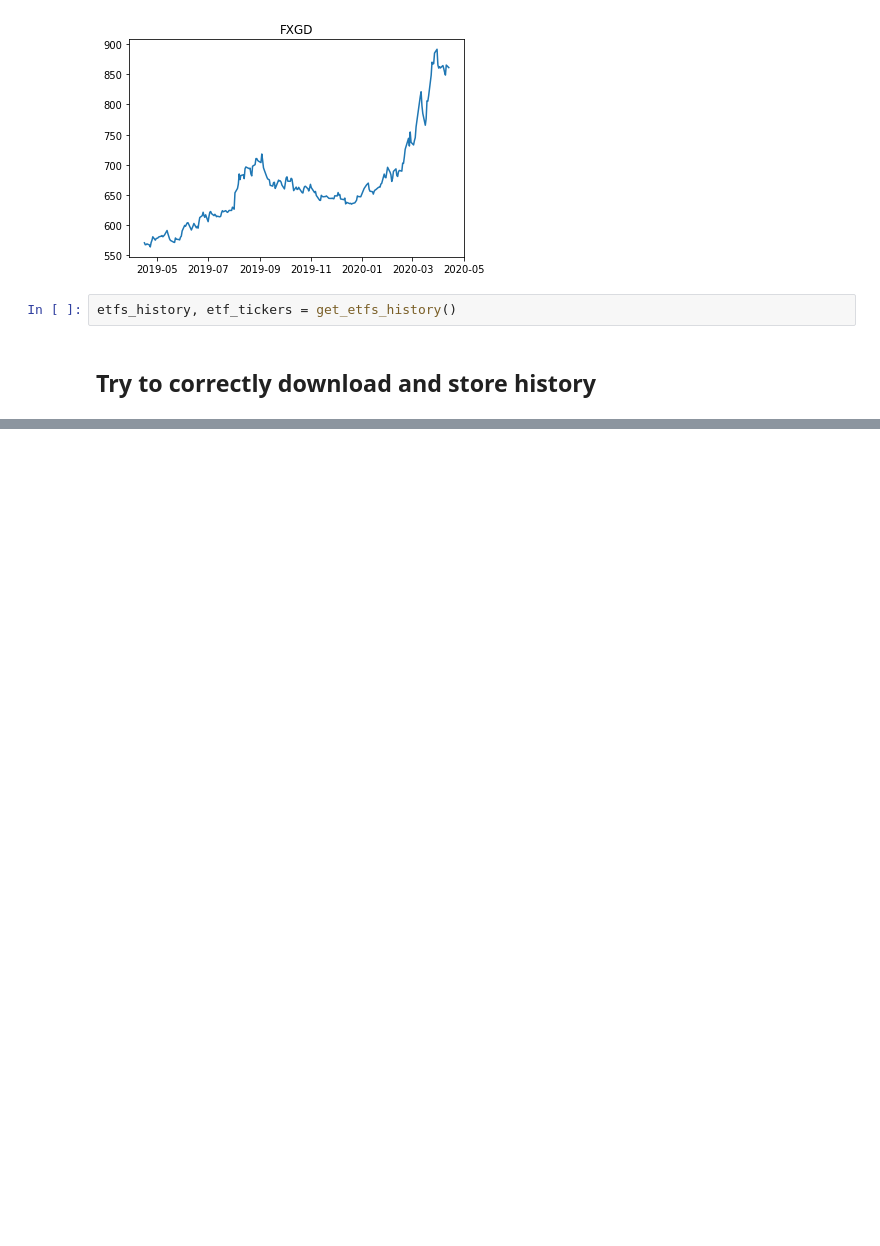
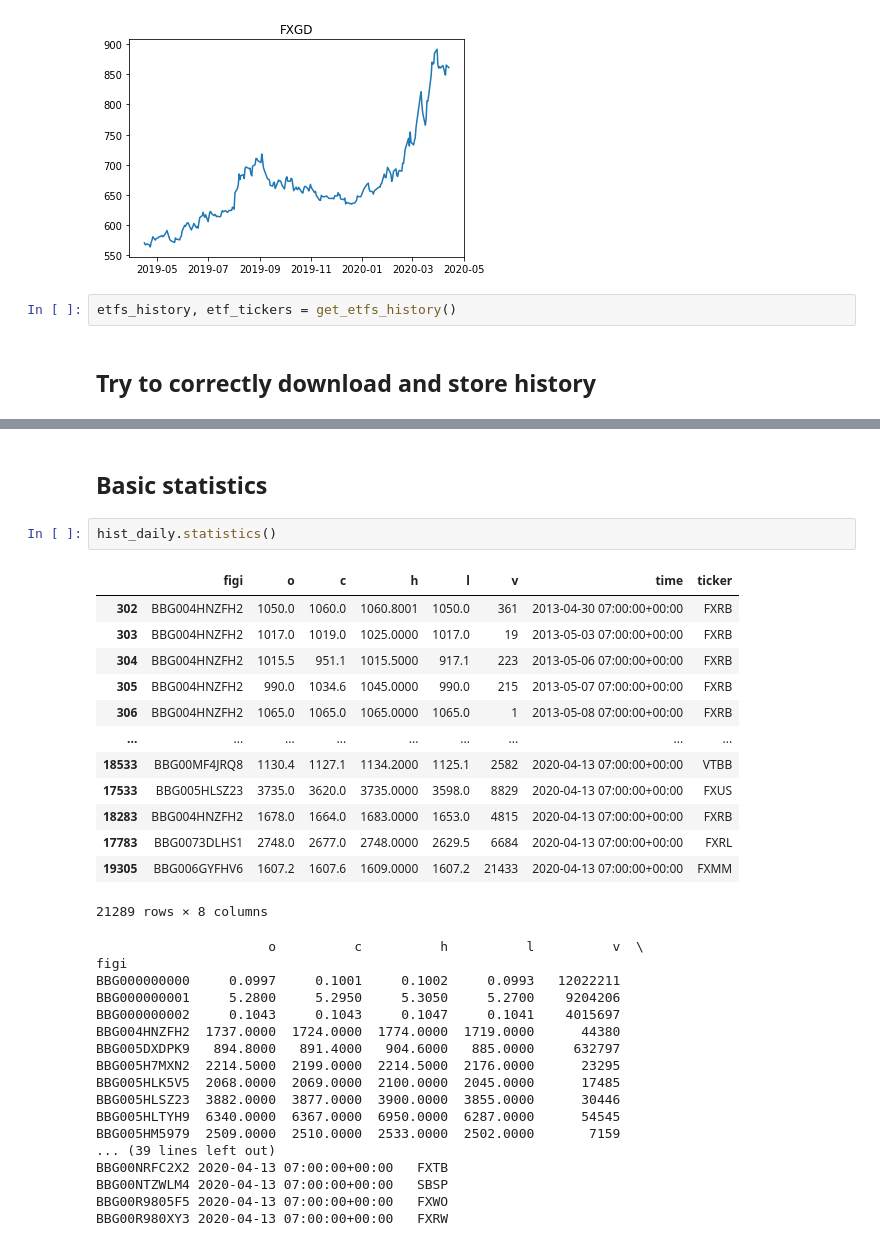
Before and after one commit to Alexander-Serov/tinkoff_analysis, a Jupyter notebook: main-analysis.ipynb, the cells around one changed output, grey strips where cells are left out. Saved outputs shown, nothing was run; the diff lists cells and outputs as text; blank space fills up the shorter version.

Commit message:
Update local table format

```diff
--- a/main-analysis.ipynb
+++ b/main-analysis.ipynb
@@ -126,0 +130,35 @@ plt.legend()
+# %% [markdown]
+## Basic statistics
+# %%
+hist_daily.statistics()
+# %% [output]
+|  | figi | o | c | h | l | v | time | ticker |
+| 302 | BBG004HNZFH2 | 1050.0 | 1060.0 | 1060.8001 | 1050.0 | 361 | 2013-04-30 07:00:00+00:00 | FXRB |
+| 303 | BBG004HNZFH2 | 1017.0 | 1019.0 | 1025.0000 | 1017.0 | 19 | 2013-05-03 07:00:00+00:00 | FXRB |
+| 304 | BBG004HNZFH2 | 1015.5 | 951.1 | 1015.5000 | 917.1 | 223 | 2013-05-06 07:00:00+00:00 | FXRB |
+| 305 | BBG004HNZFH2 | 990.0 | 1034.6 | 1045.0000 | 990.0 | 215 | 2013-05-07 07:00:00+00:00 | FXRB |
+| 306 | BBG004HNZFH2 | 1065.0 | 1065.0 | 1065.0000 | 1065.0 | 1 | 2013-05-08 07:00:00+00:00 | FXRB |
+| ... | ... | ... | ... | ... | ... | ... | ... | ... |
+| 18533 | BBG00MF4JRQ8 | 1130.4 | 1127.1 | 1134.2000 | 1125.1 | 2582 | 2020-04-13 07:00:00+00:00 | VTBB |
+| 17533 | BBG005HLSZ23 | 3735.0 | 3620.0 | 3735.0000 | 3598.0 | 8829 | 2020-04-13 07:00:00+00:00 | FXUS |
+| 18283 | BBG004HNZFH2 | 1678.0 | 1664.0 | 1683.0000 | 1653.0 | 4815 | 2020-04-13 07:00:00+00:00 | FXRB |
+| 17783 | BBG0073DLHS1 | 2748.0 | 2677.0 | 2748.0000 | 2629.5 | 6684 | 2020-04-13 07:00:00+00:00 | FXRL |
+| 19305 | BBG006GYFHV6 | 1607.2 | 1607.6 | 1609.0000 | 1607.2 | 21433 | 2020-04-13 07:00:00+00:00 | FXMM |
+21289 rows × 8 columns
+                      o          c          h          l          v  \
+figi
+BBG000000000     0.0997     0.1001     0.1002     0.0993   12022211
+BBG000000001     5.2800     5.2950     5.3050     5.2700    9204206
+BBG000000002     0.1043     0.1043     0.1047     0.1041    4015697
+BBG004HNZFH2  1737.0000  1724.0000  1774.0000  1719.0000      44380
+BBG005DXDPK9   894.8000   891.4000   904.6000   885.0000     632797
+BBG005H7MXN2  2214.5000  2199.0000  2214.5000  2176.0000      23295
+BBG005HLK5V5  2068.0000  2069.0000  2100.0000  2045.0000      17485
+BBG005HLSZ23  3882.0000  3877.0000  3900.0000  3855.0000      30446
+BBG005HLTYH9  6340.0000  6367.0000  6950.0000  6287.0000      54545
+BBG005HM5979  2509.0000  2510.0000  2533.0000  2502.0000       7159
+... (39 lines left out)
+BBG00NRFC2X2 2020-04-13 07:00:00+00:00   FXTB
+BBG00NTZWLM4 2020-04-13 07:00:00+00:00   SBSP
+BBG00R9805F5 2020-04-13 07:00:00+00:00   FXWO
+BBG00R980XY3 2020-04-13 07:00:00+00:00   FXRW
```
Also changed, not shown: parts of 3 cells of this notebook, 1 other file.
